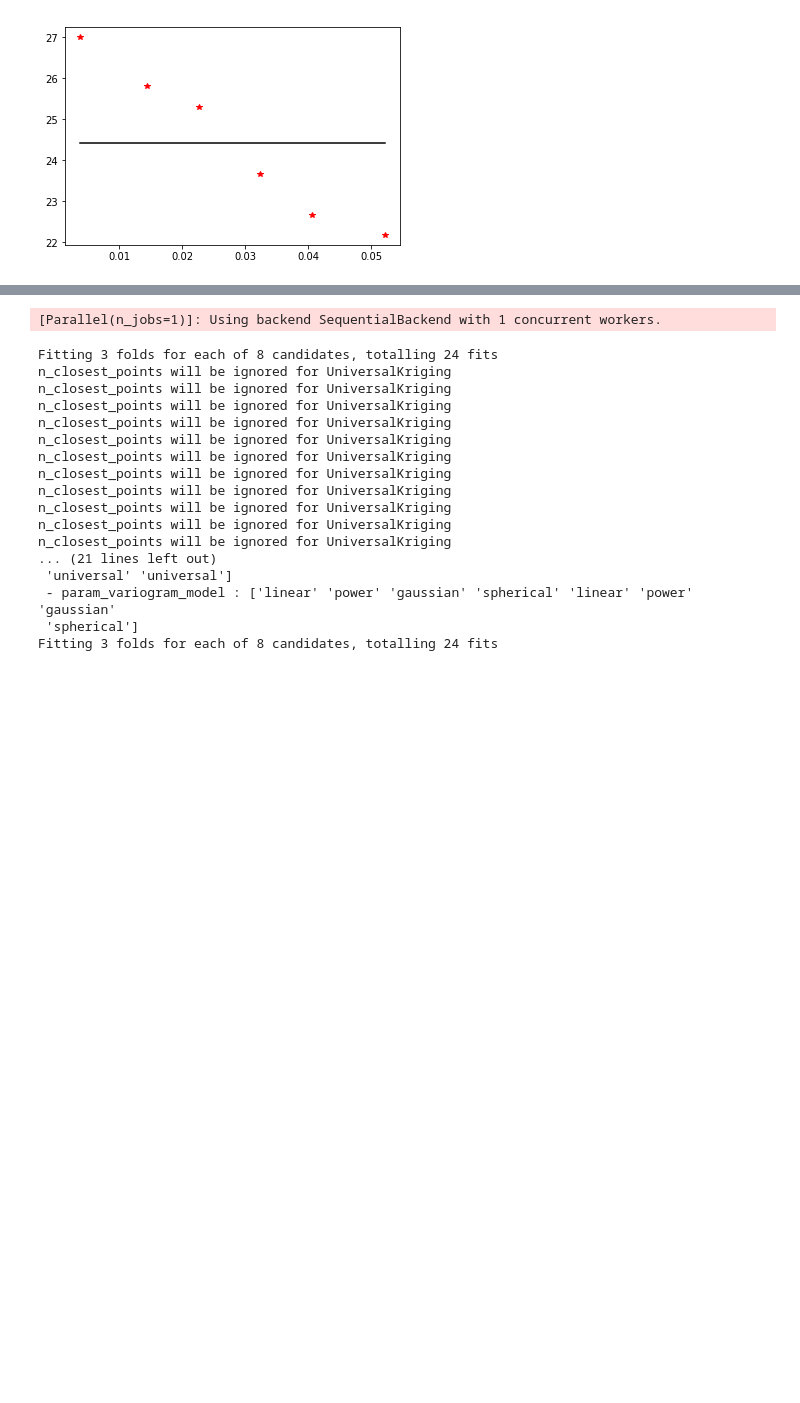
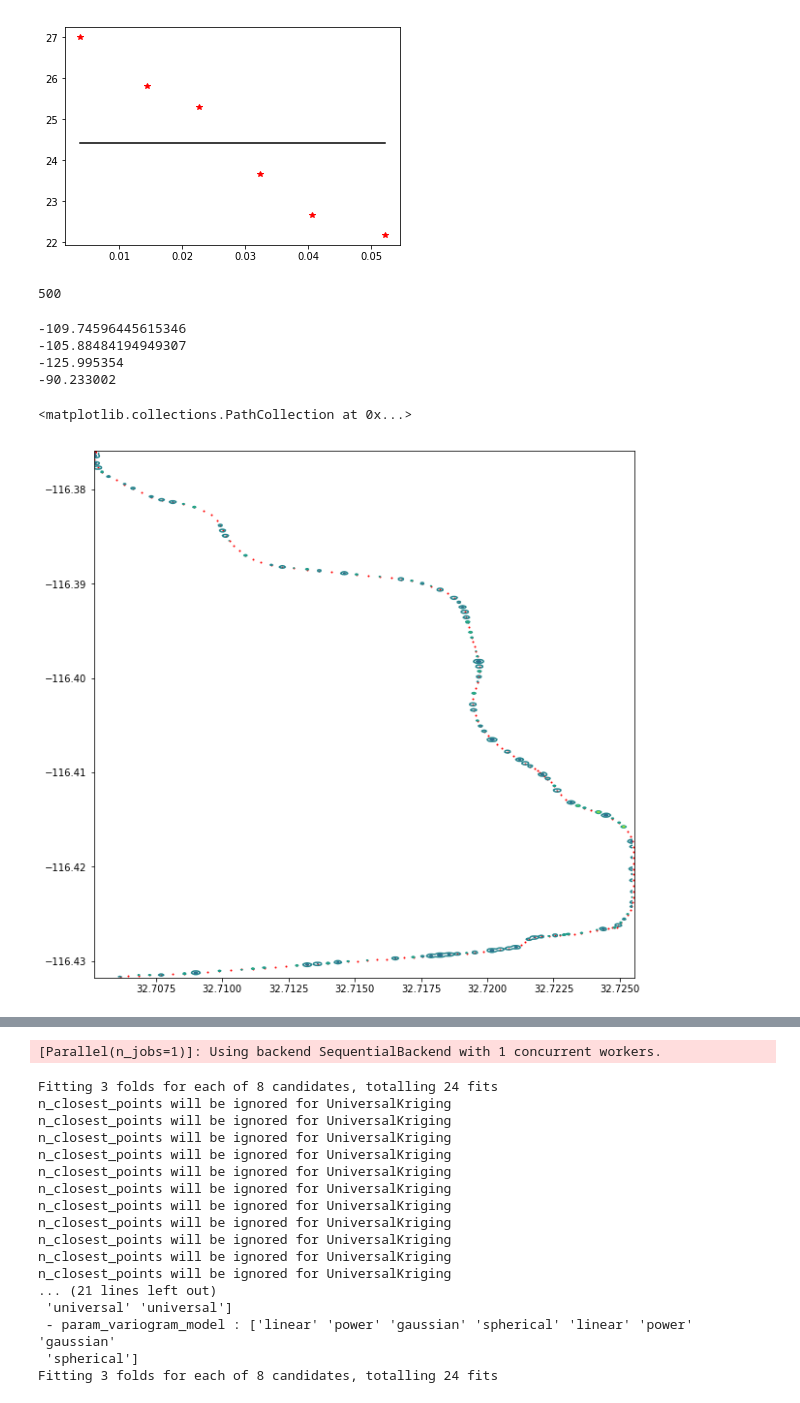
Before and after one commit to hwright-ucsb/tvws-solver, a Jupyter notebook: model_exp/kriging_experiments.ipynb, the cells around one changed output, grey strips where cells are left out. Cells and saved outputs as stored; diff of their text form; code cells hidden in the pictures; blank space fills up the shorter version.

```diff
--- a/model_exp/kriging_experiments.ipynb
+++ b/model_exp/kriging_experiments.ipynb
@@ -72,0 +79,14 @@ z, ss = OK.execute('grid', lat_mesh, long_mesh)
+# %%
+len(z)
+# %% [output]
+500
+# %%
+print(minn)
+print(maxx)
+print(min(rf_freqs))
+print(max(rf_freqs))
+# %% [output]
+-109.74596445615346
+-105.88484194949307
+-125.995354
+-90.233002
@@ -73,3 +95,13 @@ z, ss = OK.execute('grid', lat_mesh, long_mesh)
+# %%
+figdata = plt.figure(figsize=(10,10))  # create a figure object
+ax = figdata.add_subplot(1, 1, 1)  # create an axes object in the figure
+ax.contour(lat_mesh, long_mesh, z.data, 10)
+ax.scatter(lats,long, s=1, color="red")
+
+#figdata.savefig('test1.png', dpi=300)
+# %% [output]
+<matplotlib.collections.PathCollection at 0x...>
+[figure, added]
 # %%
 # Writes the kriged grid to an ASCII grid file.
 kt.write_asc_grid(lat_mesh, long_mesh, z, filename="output.asc")
```
Also changed, not shown: parts of 8 cells of this notebook, 4 other files.
